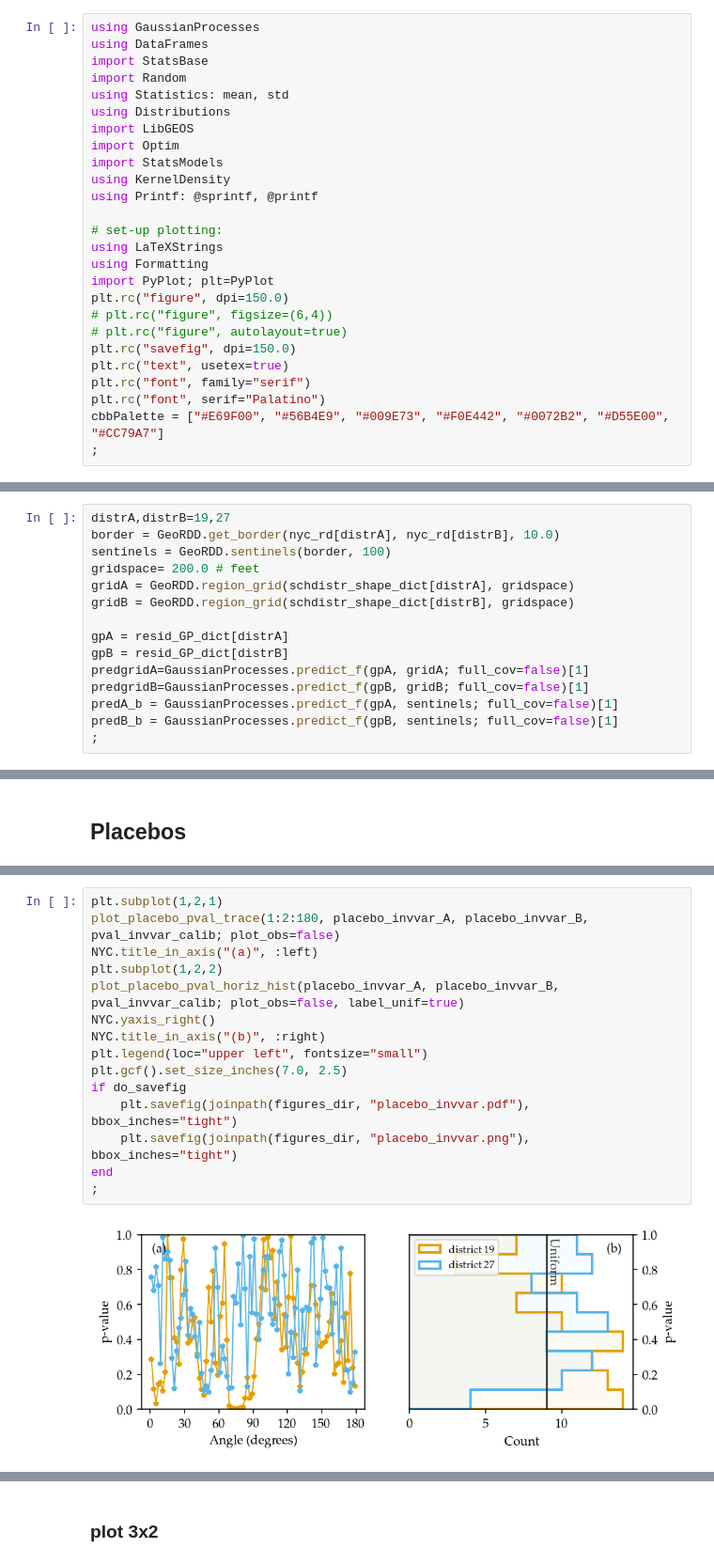
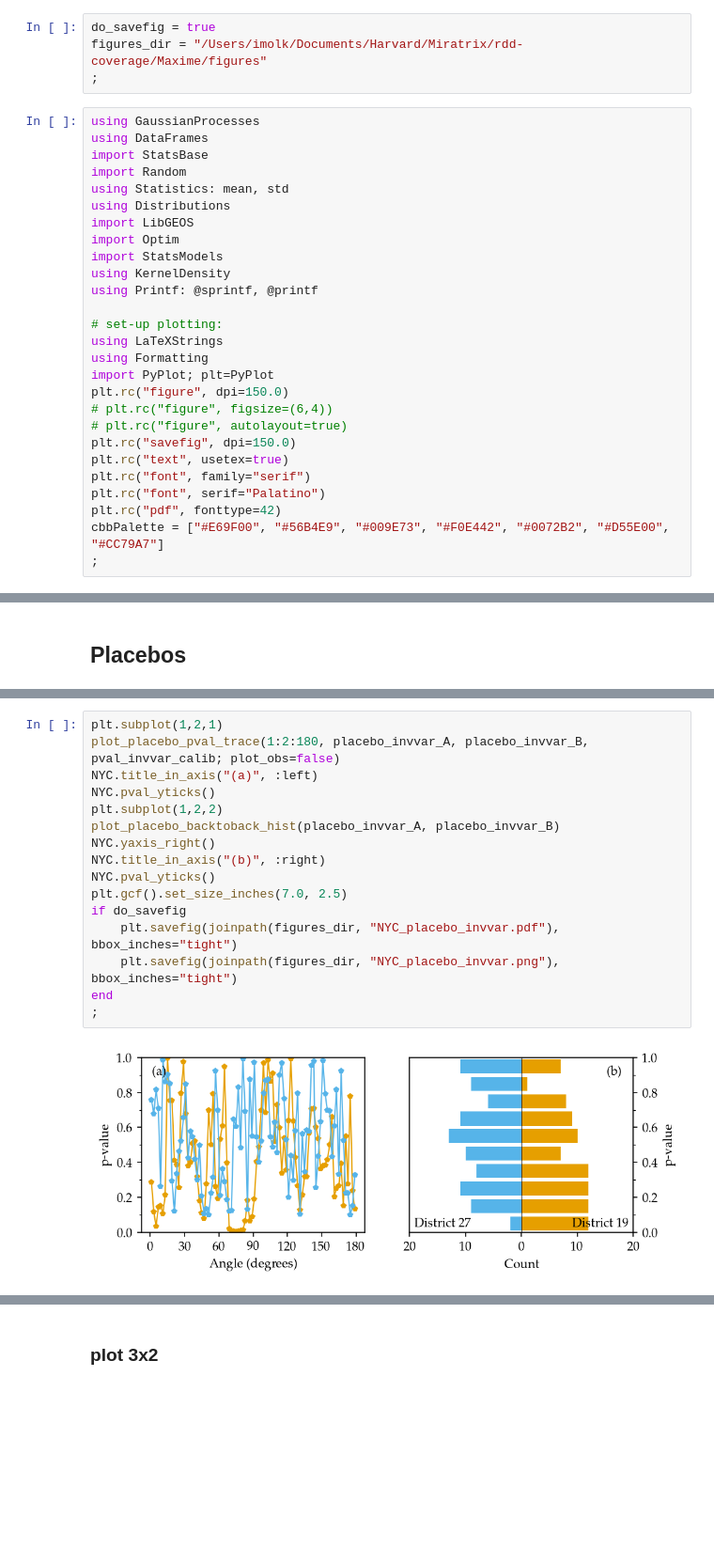
Before and after one commit to maximerischard/GeoRDD.jl, a Jupyter notebook: notebooks/NYC_analysis-2015.ipynb, the cells around one changed output, grey strips where cells are left out. Shown at 94% size. Drawn from its saved outputs; the diff is of its cells as text; blank space fills up the shorter version.

```diff
--- a/notebooks/NYC_analysis-2015.ipynb
+++ b/notebooks/NYC_analysis-2015.ipynb
@@ -86,3 +91,7 @@ figures_dir = "/path/to/plots/directory/"
+# %%
+do_savefig = true
+figures_dir = "/Users/imolk/Documents/Harvard/Miratrix/rdd-coverage/Maxime/figures"
+;
 # %%
 using GaussianProcesses
 using DataFrames
@@ -107,5 +116,6 @@ plt.rc("savefig", dpi=150.0)
 plt.rc("text", usetex=true)
 plt.rc("font", family="serif")
 plt.rc("font", serif="Palatino")
+plt.rc("pdf", fonttype=42)
 cbbPalette = ["#E69F00", "#56B4E9", "#009E73", "#F0E442", "#0072B2", "#D55E00", "#CC79A7"]
 ;
@@ -543,15 +542,0 @@ end
-# %%
-distrA,distrB=19,27
-border = GeoRDD.get_border(nyc_rd[distrA], nyc_rd[distrB], 10.0)
-sentinels = GeoRDD.sentinels(border, 100)
-gridspace= 200.0 # feet
-gridA = GeoRDD.region_grid(schdistr_shape_dict[distrA], gridspace)
-gridB = GeoRDD.region_grid(schdistr_shape_dict[distrB], gridspace)
-
-gpA = resid_GP_dict[distrA]
-gpB = resid_GP_dict[distrB]
-predgridA=GaussianProcesses.predict_f(gpA, gridA; full_cov=false)[1]
-predgridB=GaussianProcesses.predict_f(gpB, gridB; full_cov=false)[1]
-predA_b = GaussianProcesses.predict_f(gpA, sentinels; full_cov=false)[1]
-predB_b = GaussianProcesses.predict_f(gpB, sentinels; full_cov=false)[1]
-;
@@ -897,17 +800,18 @@ distrB = 27
 # %%
 plt.subplot(1,2,1)
 plot_placebo_pval_trace(1:2:180, placebo_invvar_A, placebo_invvar_B, pval_invvar_calib; plot_obs=false)
 NYC.title_in_axis("(a)", :left)
+NYC.pval_yticks()
 plt.subplot(1,2,2)
-plot_placebo_pval_horiz_hist(placebo_invvar_A, placebo_invvar_B, pval_invvar_calib; plot_obs=false, label_unif=true)
+plot_placebo_backtoback_hist(placebo_invvar_A, placebo_invvar_B)
 NYC.yaxis_right()
 NYC.title_in_axis("(b)", :right)
-plt.legend(loc="upper left", fontsize="small")
+NYC.pval_yticks()
 plt.gcf().set_size_inches(7.0, 2.5)
 if do_savefig
-    plt.savefig(joinpath(figures_dir, "placebo_invvar.pdf"), bbox_inches="tight")
-    plt.savefig(joinpath(figures_dir, "placebo_invvar.png"), bbox_inches="tight")
+    plt.savefig(joinpath(figures_dir, "NYC_placebo_invvar.pdf"), bbox_inches="tight")
+    plt.savefig(joinpath(figures_dir, "NYC_placebo_invvar.png"), bbox_inches="tight")
 end
 ;
 # %% [output]
-[figure, old version]
+[figure, new version]
```
Also changed, not shown: parts of 33 cells of this notebook.
